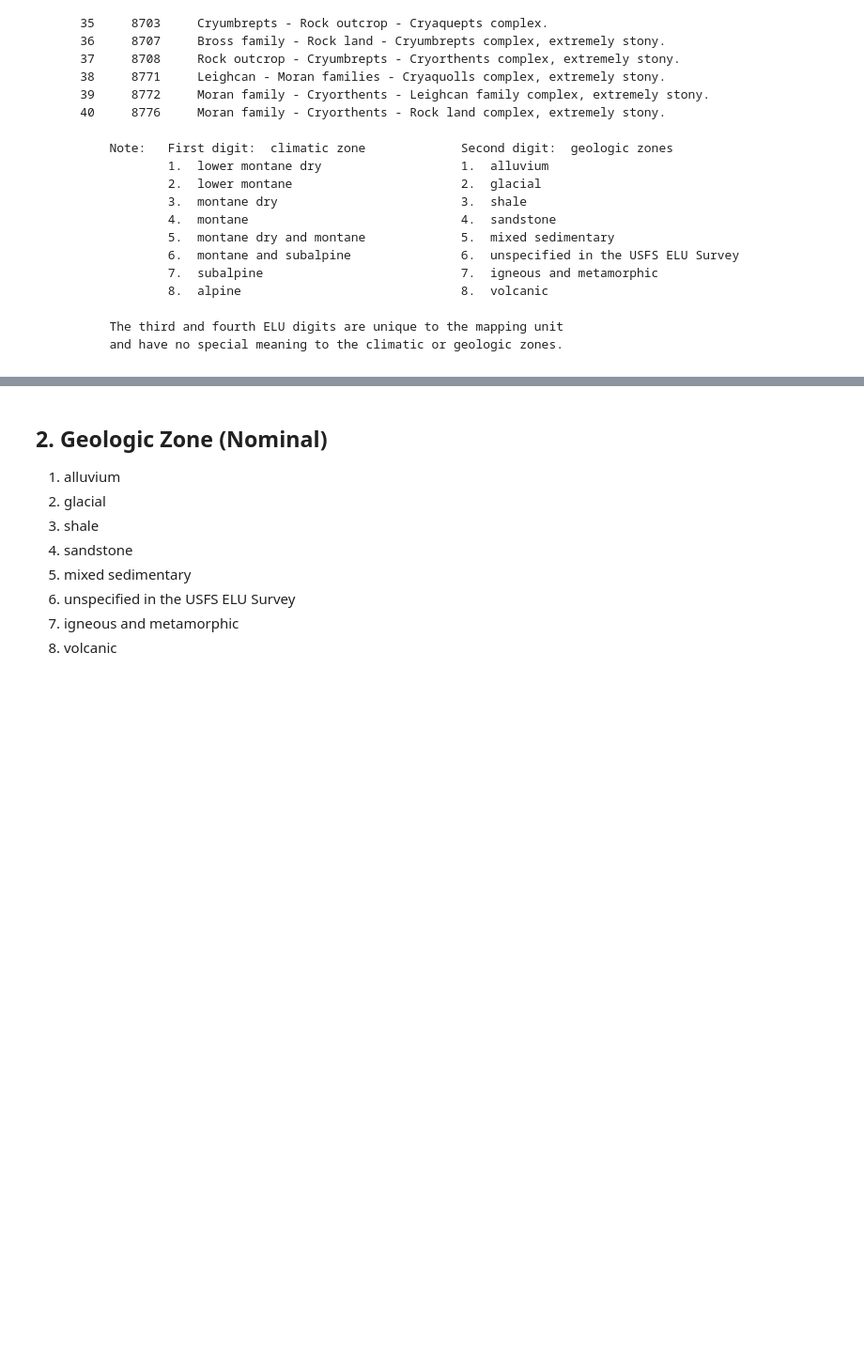
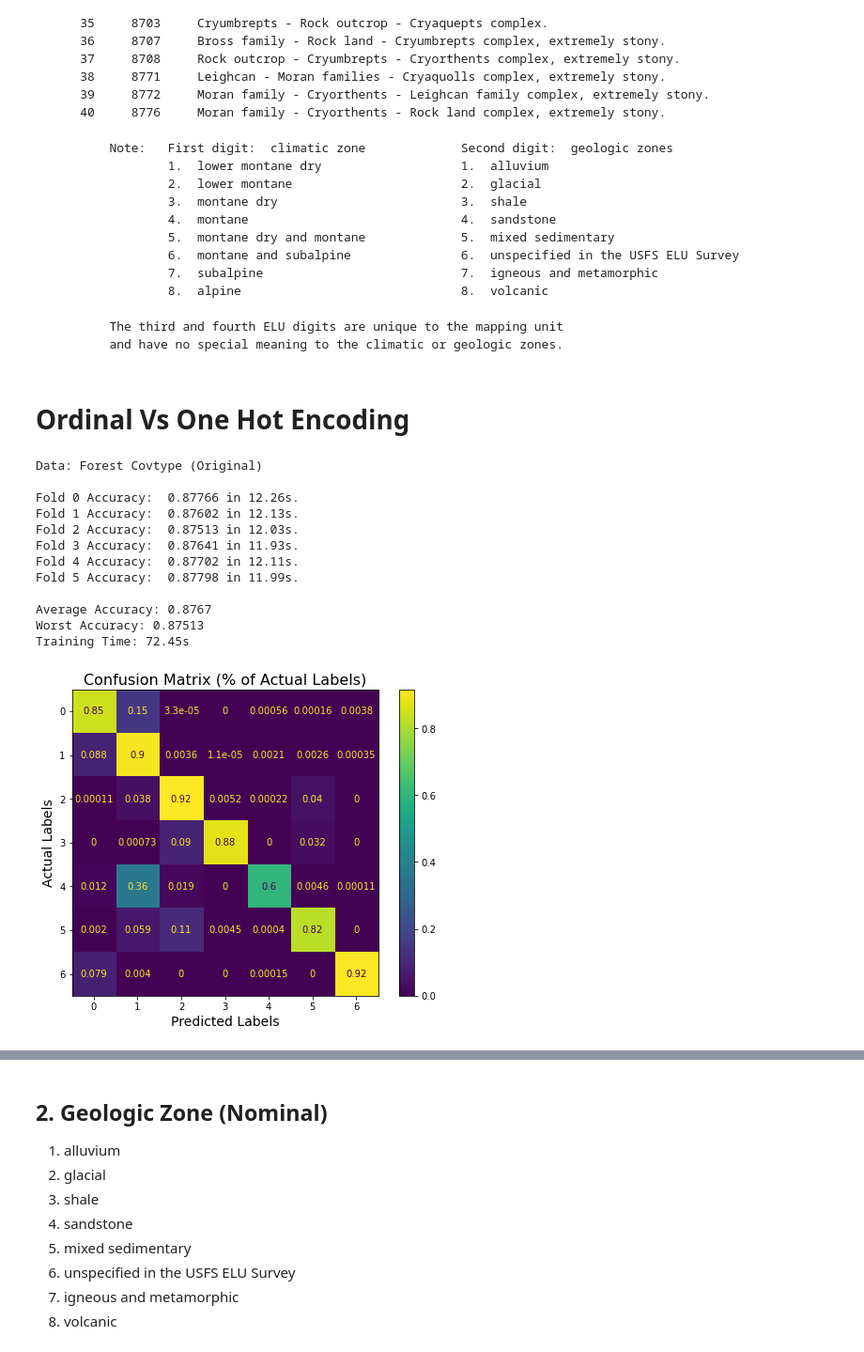
Before and after one commit to rsizem2/tabular-playground-series, a Jupyter notebook: TPS12 - December/notebooks/Notebook 2 - Feature Engineering.ipynb, the cells around one changed output, grey strips where cells are left out. Shown at 94% size. Saved outputs shown, nothing was run; the diff lists cells and outputs as text; code cells hidden in the pictures; blank space fills up the shorter version.

```diff
--- a/TPS12 - December/notebooks/Notebook 2 - Feature Engineering.ipynb
+++ b/TPS12 - December/notebooks/Notebook 2 - Feature Engineering.ipynb
@@ -598,0 +621,8 @@ Training Time: 87.45s
+# %%
+cv_score, oof_preds = score_olddata(distance_interactions)
+
+# Add rows
+old_rows.append((
+    'Dist_Interactions', cv_score,
+    *recall_score(original['Cover_Type'], oof_preds, average = None)
+))
@@ -683,0 +679,8 @@ pd.DataFrame(data = dict(
+# %%
+cv_score, oof_preds = score_olddata(various_interactions)
+
+# Add rows
+old_rows.append((
+    'Various_Interactions', cv_score,
+    *recall_score(original['Cover_Type'], oof_preds, average = None)
+))
@@ -744,0 +810,41 @@ Next, were going to attempt to leverage domain knowledge to derive further categ
+# %% [markdown]
+# Ordinal Vs One Hot Encoding
+# %%
+# Fix aspect
+def consolidate_soil_types(input_df):
+    data = input_df.copy()
+    soil_features = sorted([x for x in data.columns if x.startswith("Soil_Type")])
+    soil_type = list()
+    for index, row in data[soil_features].iterrows():
+        found = False
+        for i, val in enumerate(row, start = 1):
+            if val != 0:
+                soil_type.append(i)
+                found = True
+                break
+        if not found: soil_type.append(None)
+    data['Soil_Type'] = soil_type
+    nonsoil_features = [x for x in data.columns if x not in soil_features]
+    return data[nonsoil_features]
+# %%
+cv_score, oof_preds = score_olddata(consolidate_soil_types)
+
+# Add rows
+old_rows.append((
+    'Ordinal Encoding', cv_score,
+    *recall_score(original['Cover_Type'], oof_preds, average = None)
+))
+# %% [output]
+Data: Forest Covtype (Original)
+
+Fold 0 Accuracy:  0.87766 in 12.26s.
+Fold 1 Accuracy:  0.87602 in 12.13s.
+Fold 2 Accuracy:  0.87513 in 12.03s.
+Fold 3 Accuracy:  0.87641 in 11.93s.
+Fold 4 Accuracy:  0.87702 in 12.11s.
+Fold 5 Accuracy:  0.87798 in 11.99s.
+
+Average Accuracy: 0.8767
+Worst Accuracy: 0.87513
+Training Time: 72.45s
+[figure, added]
```
Also changed, not shown: parts of 59 cells of this notebook.
